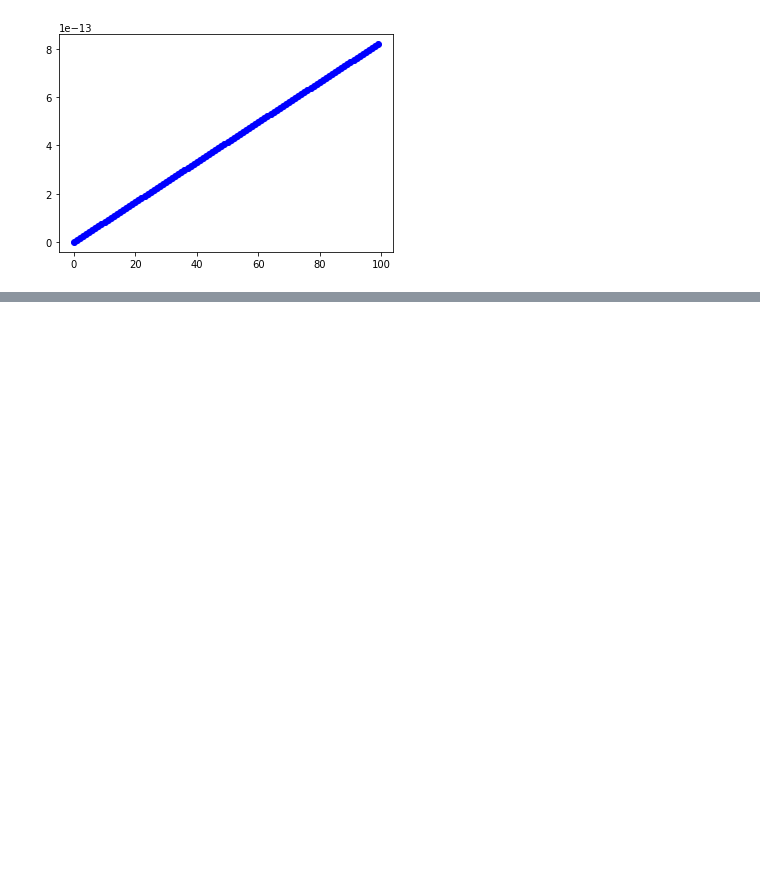
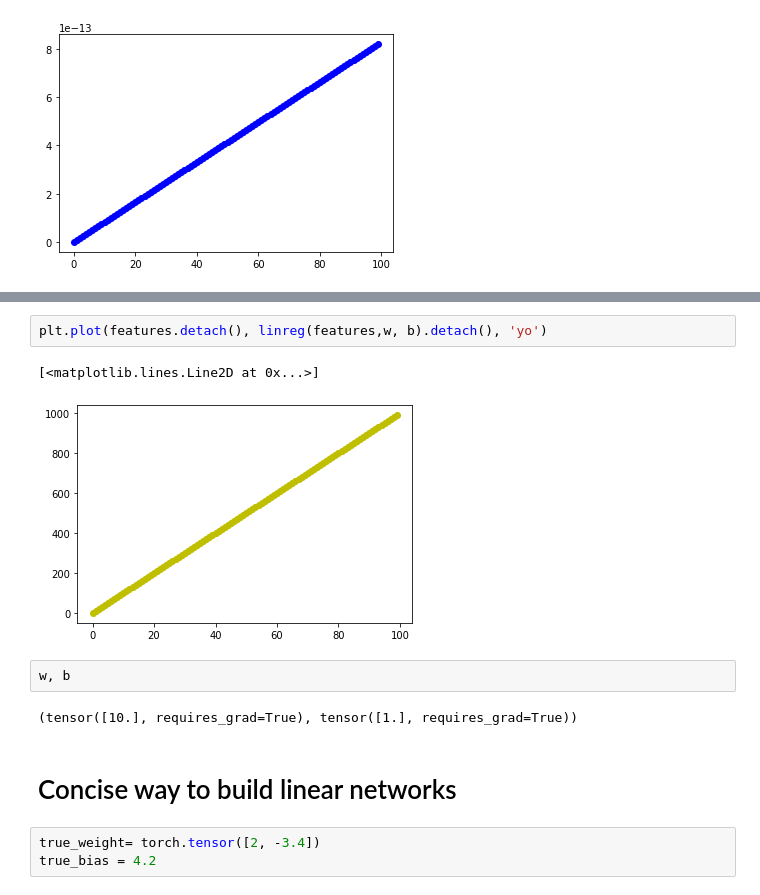
Before and after one commit to fanbyprinciple/d2l-fanbyprinciple, a Jupyter notebook: ch3_linear_neural_equations/ch3.2 Implementing linear networks from scratch.ipynb, the cells around one changed output, grey strips where cells are left out. Saved outputs shown, nothing was run; the diff lists cells and outputs as text; blank space fills up the shorter version.

```diff
--- a/ch3_linear_neural_equations/ch3.2 Implementing linear networks from scratch.ipynb
+++ b/ch3_linear_neural_equations/ch3.2 Implementing linear networks from scratch.ipynb
@@ -318,0 +377,14 @@ w =
+# %%
+plt.plot(features.detach(), linreg(features,w, b).detach(), 'yo')
+# %% [output]
+[<matplotlib.lines.Line2D at 0x...>]
+[figure, added]
+# %%
+w, b
+# %% [output]
+(tensor([10.], requires_grad=True), tensor([1.], requires_grad=True))
+# %% [markdown]
+# Concise way to build linear networks
+# %%
+true_weight= torch.tensor([2, -3.4])
+true_bias = 4.2
```
Also changed, not shown: parts of 43 cells of this notebook, 3 other files.
